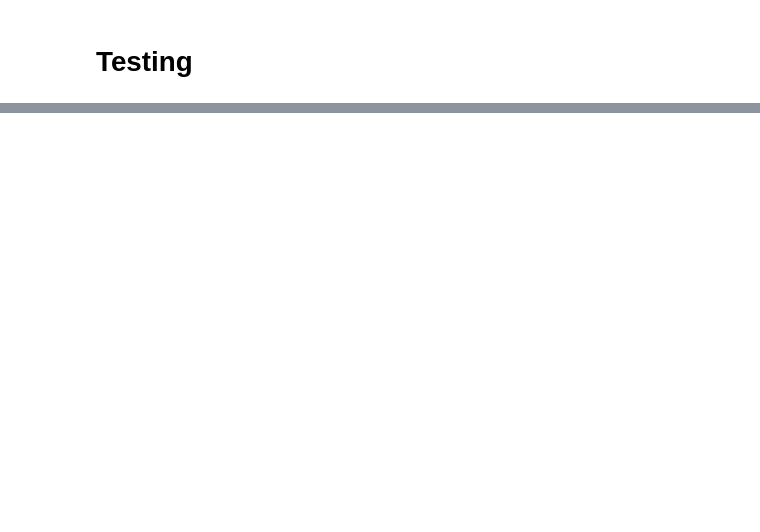
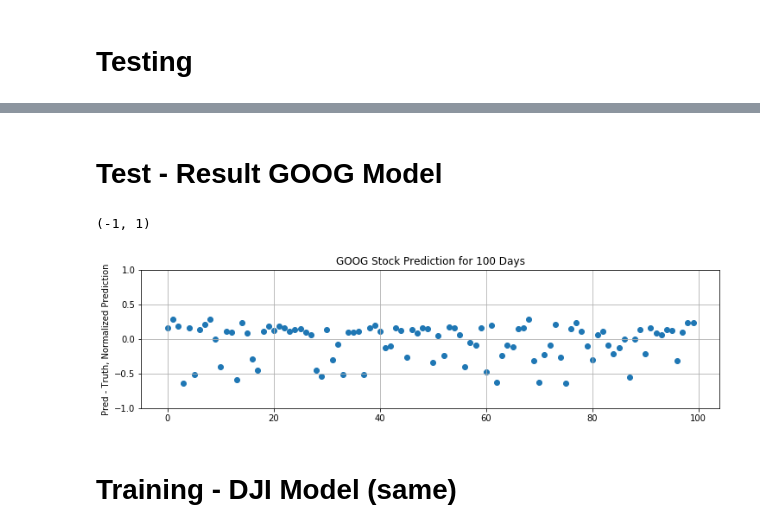
Before and after one commit to dcashon/spr2019_ee596, a Jupyter notebook: hw3/hw3_3.ipynb, the cells around one changed output, grey strips where cells are left out. Drawn from its saved outputs; the diff is of its cells as text; code cells hidden in the pictures; blank space fills up the shorter version.

```diff
--- a/hw3/hw3_3.ipynb
+++ b/hw3/hw3_3.ipynb
@@ -169,0 +174,20 @@ plt.ylim(0,1)
+# %%
+init = tf.global_variables_initializer()
+with tf.Session() as sess:
+    sess.run(init)
+    for epoch in range(num_epochs):
+        print('Training on Epoch: \t' + str(epoch))
+        batcher = minibatch(x_goog_train, y_goog_train, batch_size)
+        for data, labels in batcher:
+            f_dict = {X: np.reshape(data, (-1, num_days, 1)), Y:labels}
+            sess.run(minimize, feed_dict=f_dict)
+            if epoch == 0:
+                print(sess.run(loss, feed_dict=f_dict))
+        if epoch % 5 == 0:
+            print('Train Batch Loss: ')
+            print(sess.run(loss, feed_dict=f_dict))
+            print('Val Loss')
+            print(sess.run(loss, feed_dict={X:np.reshape(x_goog_val,(-1, num_days,1)), Y:y_goog_val}))
+    print("Test Loss")
+    print(sess.run(loss, feed_dict={X:np.reshape(x_goog_test, (-1,num_days,1)), Y:y_goog_test}))
+    to_test = sess.run(pred, feed_dict={X:np.reshape(x_goog_test, (-1,num_days,1)), Y:y_goog_test})
@@ -169,0 +212,16 @@ plt.ylim(0,1)
+# %% [markdown]
+# Test - Result GOOG Model
+# %%
+goog_error = np.squeeze(to_test) - y_goog_test
+plt.figure(2, figsize=(12,10))
+plt.subplot(311)
+plt.scatter(np.arange(100),goog_error[:100])
+plt.grid(True)
+plt.ylabel('Pred - Truth, Normalized Prediction')
+plt.title('GOOG Stock Prediction for 100 Days')
+plt.ylim(-1,1)
+# %% [output]
+(-1, 1)
+[figure, added]
+# %% [markdown]
+# Training - DJI Model (same)
```
Also changed, not shown: parts of 19 cells of this notebook, 6 other files.
